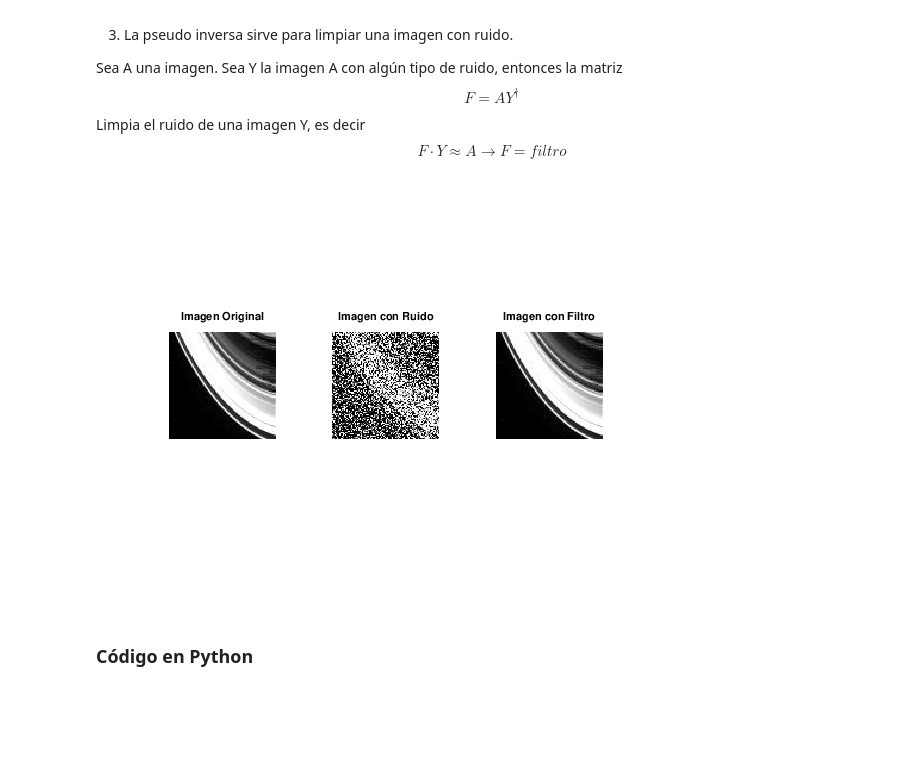
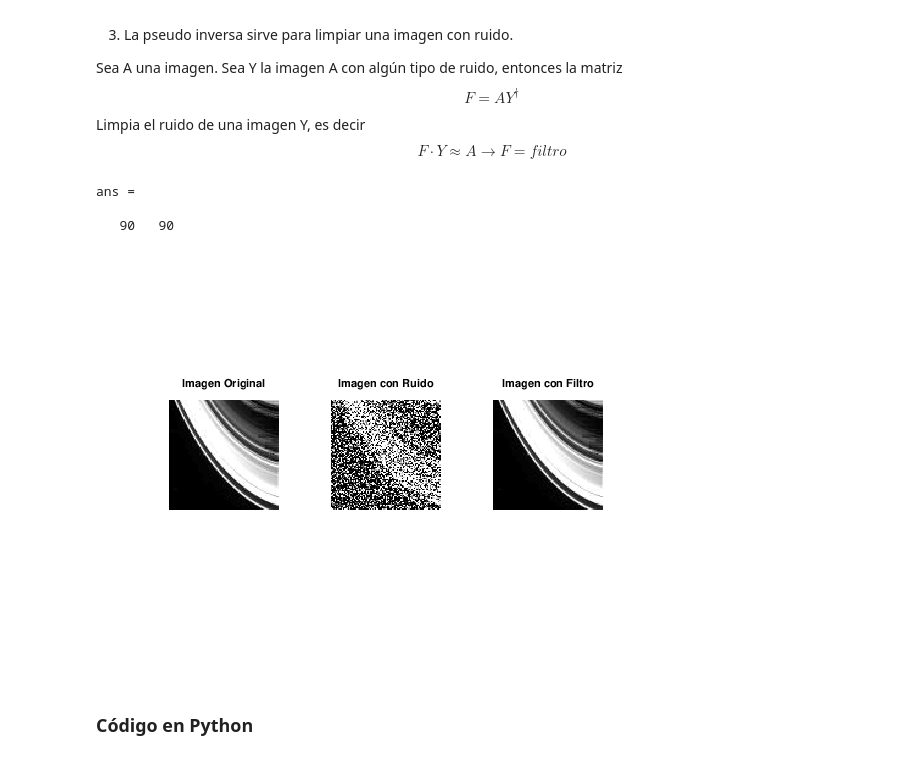
Before and after one commit to bakkim05/PAID_Electiva, a Jupyter notebook: SVD_e_Imagenes/SVD_e_Imagenes.ipynb, the cells around one changed output. Cells and saved outputs as stored; diff of their text form; code cells hidden in the pictures; blank space fills up the shorter version.

```diff
--- a/SVD_e_Imagenes/SVD_e_Imagenes.ipynb
+++ b/SVD_e_Imagenes/SVD_e_Imagenes.ipynb
@@ -102,0 +98,19 @@ error: 'fr' undefined near line 1 column 9
+# %%
+V = cv2.VideoCapture('images/video_original.mp4')
+fr = int(V.get(cv2.CAP_PROP_FRAME_COUNT))
+fps = int(V.get(cv2.CAP_PROP_FPS))
+n = int(V.get(3))
+m = int(V.get(4))
+Y = np.zeros((n,m,3,fr),np.uint8)
+
+for i in range(fr):
+    ret,Z1 = V.read()
+    Y[:,:,0][i] = Z1[:,:,0]
+
+video = cv2.VideoWriter('images/video_salida_py.mp4',cv2.VideoWriter_fourcc('M','J','P','G'), fps, (n,m))
+
+for i in range(fr):
+    video.write(Y[:][:][:][i])
+
+V.release()
+video.release()
@@ -188,29 +260,33 @@ $$
 # %%
 A = imread('images/saturno_(5).jpg');
 A = im2double(A);
 subplot(1,3,1);
 imshow(A);
 title('Imagen Original');
 
 % Agregar ruido
 [m, n] = size(A);
 N = randn(m, n);
 Y = A + N;
 Y1 = im2uint8(Y);
 
 subplot(1,3,2);
 imshow(Y1);
 title('Imagen con Ruido');
 
 % Filtro
 
 F = A*pinv(Y);
+size(pinv(Y))
 A_rec = F*Y; % Reconstrucción de la imagen con ruido
 A_rec = im2uint8(A_rec);
 subplot(1,3,3);
 imshow(A_rec);
 title('Imagen con Filtro');
 # %% [output]
+ans =
+
+   90   90
-[figure, old version]
+[figure, new version]
 # %% [markdown]
 ### Código en Python
```
Also changed, not shown: parts of 12 cells of this notebook, 8 other files.
